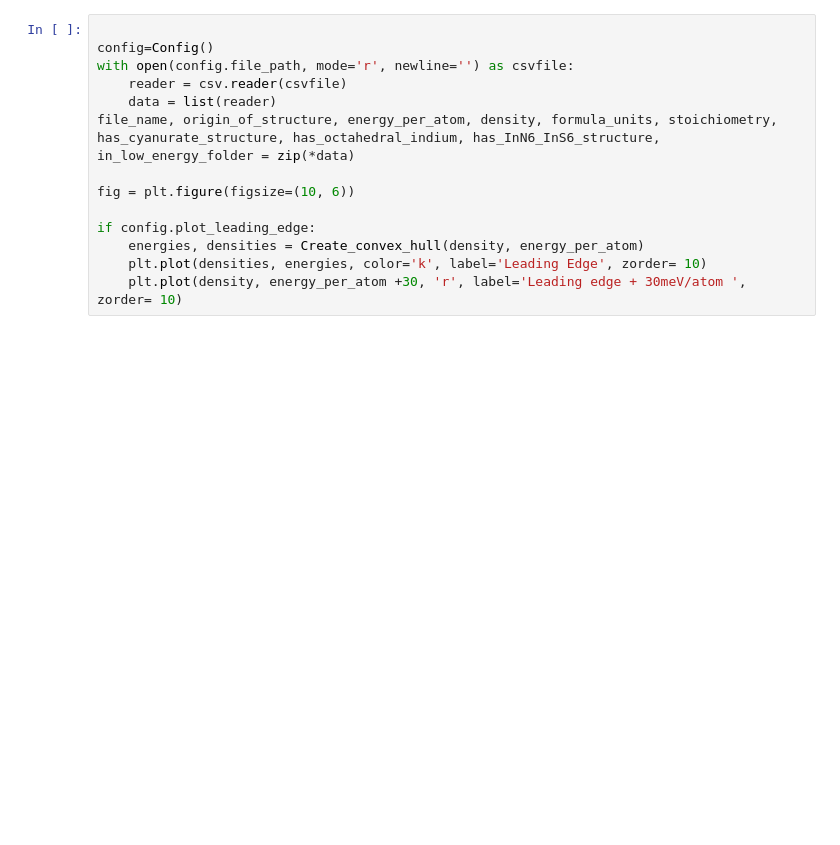
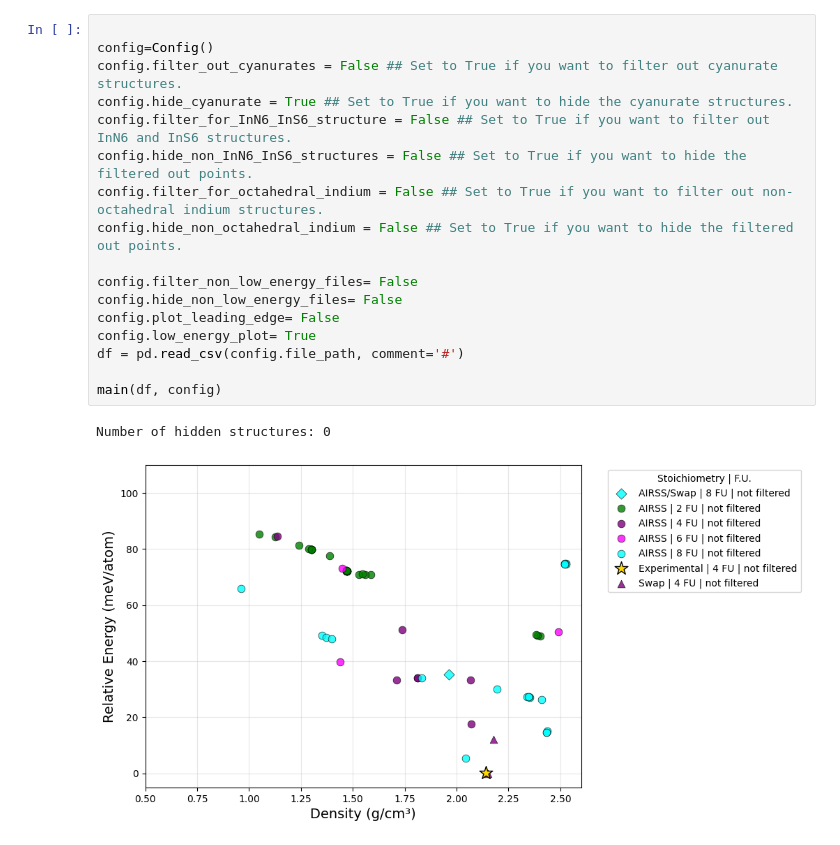
Before and after one commit to Miles-Stevens/CASTEP-Energy-density-graph-, a Jupyter notebook: CSV plotter.ipynb, the cells around one changed output. Drawn from its saved outputs; the diff is of its cells as text; blank space fills up the shorter version.

```diff
--- a/CSV plotter.ipynb
+++ b/CSV plotter.ipynb
@@ -69,14 +217,20 @@ def Create_convex_hull(densities: np.ndarray, energies: np.ndarray):
 # %%
 
 config=Config()
-with open(config.file_path, mode='r', newline='') as csvfile:
-    reader = csv.reader(csvfile)
-    data = list(reader)
-file_name, origin_of_structure, energy_per_atom, density, formula_units, stoichiometry, has_cyanurate_structure, has_octahedral_indium, has_InN6_InS6_structure, in_low_energy_folder = zip(*data)
+config.filter_out_cyanurates = False ## Set to True if you want to filter out cyanurate structures.
+config.hide_cyanurate = True ## Set to True if you want to hide the cyanurate structures.
+config.filter_for_InN6_InS6_structure = False ## Set to True if you want to filter out InN6 and InS6 structures.
+config.hide_non_InN6_InS6_structures = False ## Set to True if you want to hide the filtered out points.
+config.filter_for_octahedral_indium = False ## Set to True if you want to filter out non-octahedral indium structures.
+config.hide_non_octahedral_indium = False ## Set to True if you want to hide the filtered out points.
 
-fig = plt.figure(figsize=(10, 6))
+config.filter_non_low_energy_files= False
+config.hide_non_low_energy_files= False
+config.plot_leading_edge= False
+config.low_energy_plot= True
+df = pd.read_csv(config.file_path, comment='#')
 
-if config.plot_leading_edge:
-    energies, densities = Create_convex_hull(density, energy_per_atom)
-    plt.plot(densities, energies, color='k', label='Leading Edge', zorder= 10)
-    plt.plot(density, energy_per_atom +30, 'r', label='Leading edge + 30meV/atom ', zorder= 10)
+main(df, config)
+# %% [output]
+Number of hidden structures: 0
+[figure, added]
```
Also changed, not shown: parts of 3 cells of this notebook, 1 other file.
